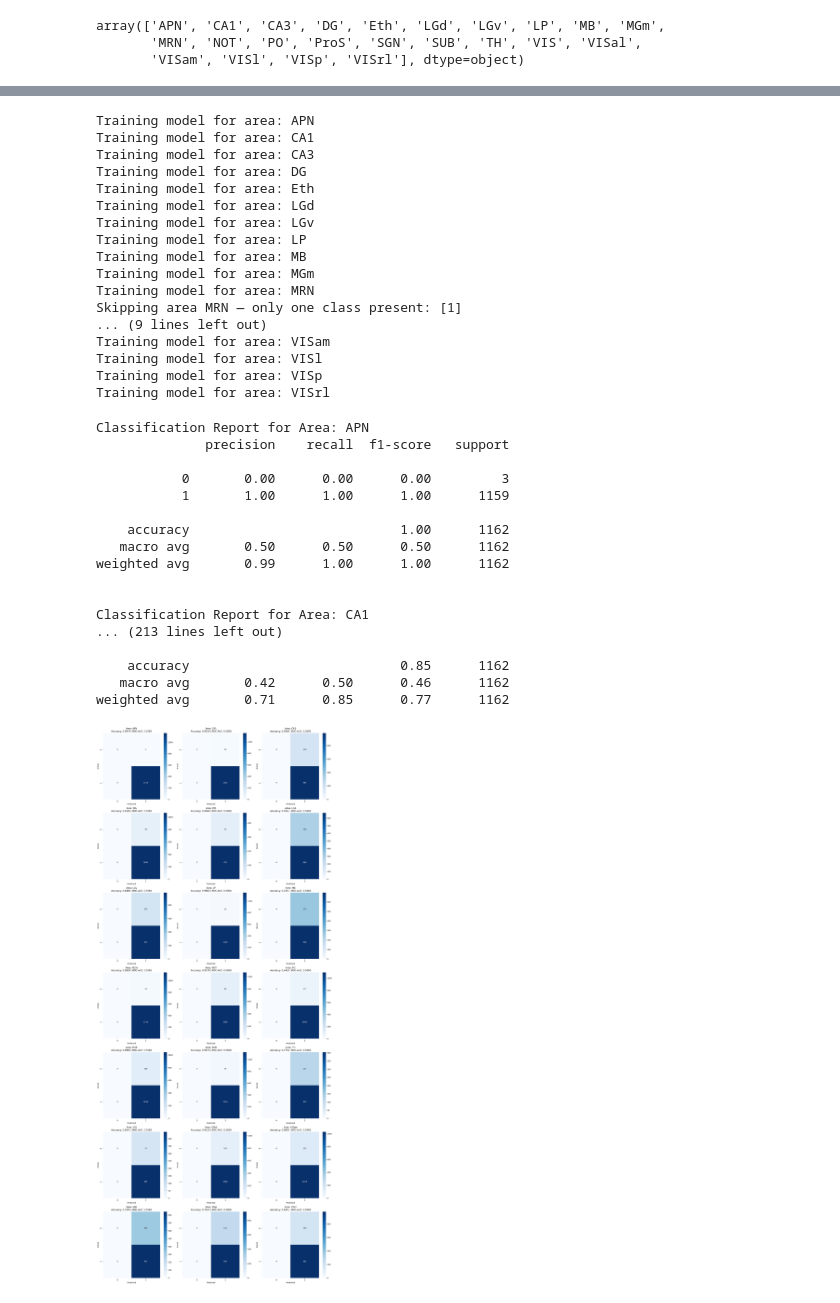
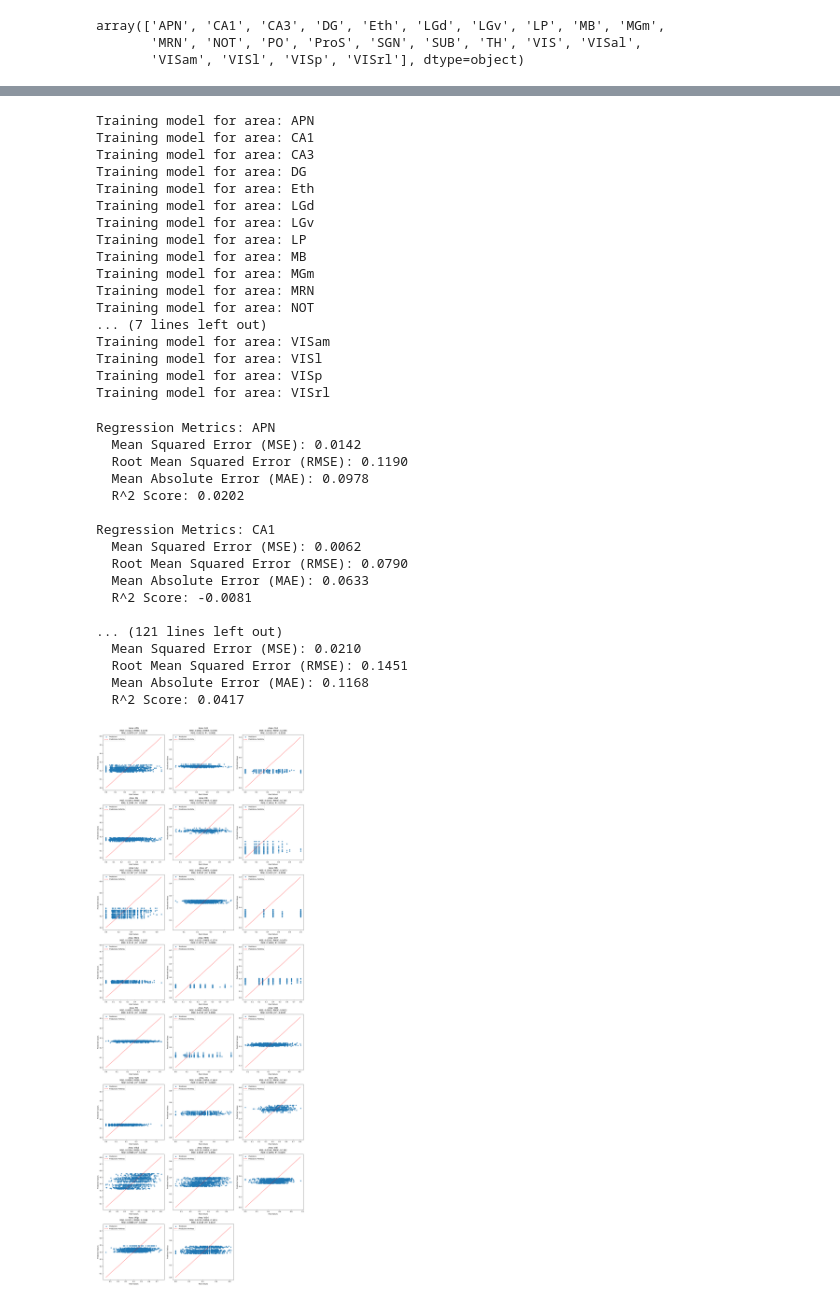
Before and after one commit to FilippoRonzino/mathematical-modelling-for-neuroscience, a Jupyter notebook: 04_clustering_classifier/clustering_classifier_drifting_gratings.ipynb, the cells around one changed output, grey strips where cells are left out. Saved outputs shown, nothing was run; the diff lists cells and outputs as text; code cells hidden in the pictures.

Commit message:
substituted classifier with regressor

```diff
--- a/04_clustering_classifier/clustering_classifier_drifting_gratings.ipynb
+++ b/04_clustering_classifier/clustering_classifier_drifting_gratings.ipynb
@@ -257,5 +257,5 @@ plot_area_cluster_heatmaps(dataset_static_clustering)
 # %%
-models_static, results_static, label_encoder = train_area_models(dataset_static, features=features_static, label_col='active', area_col='area')
+models_static, results_static = train_area_models_regressor(dataset_static, features=features_static, label_col='proportion_active_units')
 # %% [output]
 Training model for area: APN
 Training model for area: CA1
@@ -268,33 +268,33 @@ Training model for area: LP
 Training model for area: MB
 Training model for area: MGm
 Training model for area: MRN
-Skipping area MRN — only one class present: [1]
-... (9 lines left out)
+Training model for area: NOT
+... (7 lines left out)
 Training model for area: VISam
 Training model for area: VISl
 Training model for area: VISp
 Training model for area: VISrl
 # %%
-evaluate_and_plot_results(results_static, label_encoder=label_encoder)
+evaluate_and_plot_results(results_static)
 # %% [output]
-Classification Report for Area: APN
-              precision    recall  f1-score   support
+Regression Metrics: APN
+  Mean Squared Error (MSE): 0.0142
+  Root Mean Squared Error (RMSE): 0.1190
+  Mean Absolute Error (MAE): 0.0978
+  R^2 Score: 0.0202
 
-           0       0.00      0.00      0.00         3
-           1       1.00      1.00      1.00      1159
+Regression Metrics: CA1
+  Mean Squared Error (MSE): 0.0062
+  Root Mean Squared Error (RMSE): 0.0790
+  Mean Absolute Error (MAE): 0.0633
+  R^2 Score: -0.0081
 
-    accuracy                           1.00      1162
-   macro avg       0.50      0.50      0.50      1162
-weighted avg       0.99      1.00      1.00      1162
-
-
-Classification Report for Area: CA1
-... (213 lines left out)
-
-    accuracy                           0.85      1162
-   macro avg       0.42      0.50      0.46      1162
-weighted avg       0.71      0.85      0.77      1162
+... (121 lines left out)
+  Mean Squared Error (MSE): 0.0210
+  Root Mean Squared Error (RMSE): 0.1451
+  Mean Absolute Error (MAE): 0.1168
+  R^2 Score: 0.0417
-[figure, old version]
+[figure, new version]
 # %%
 compare_with_baseline(results_static)
 # %% [output]
```
Also changed, not shown: parts of 16 cells of this notebook, 1 other file.
